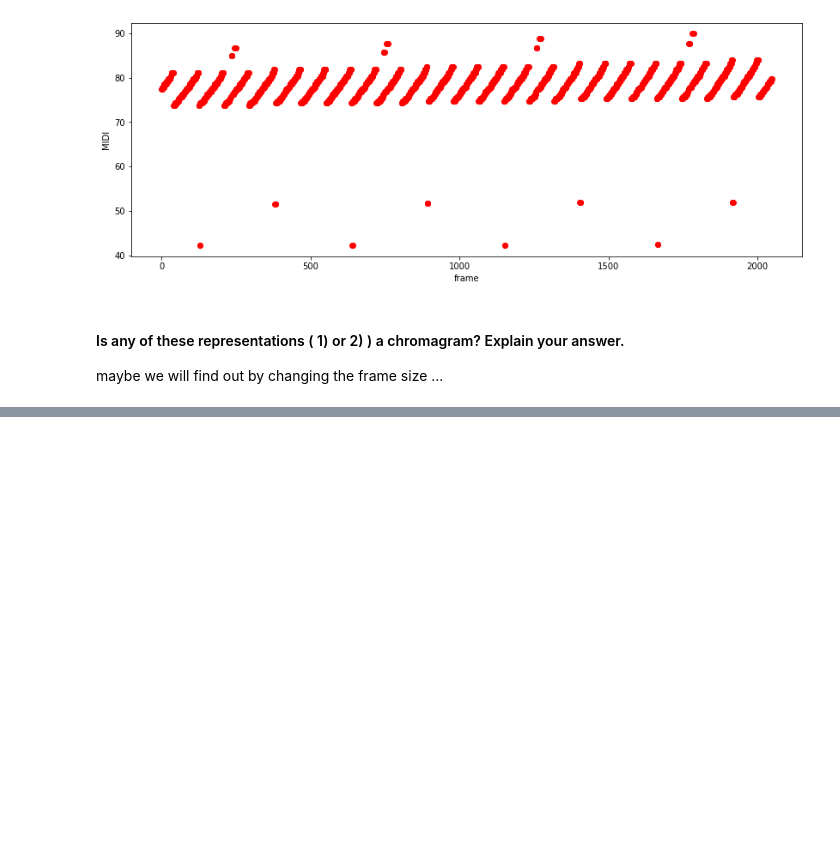
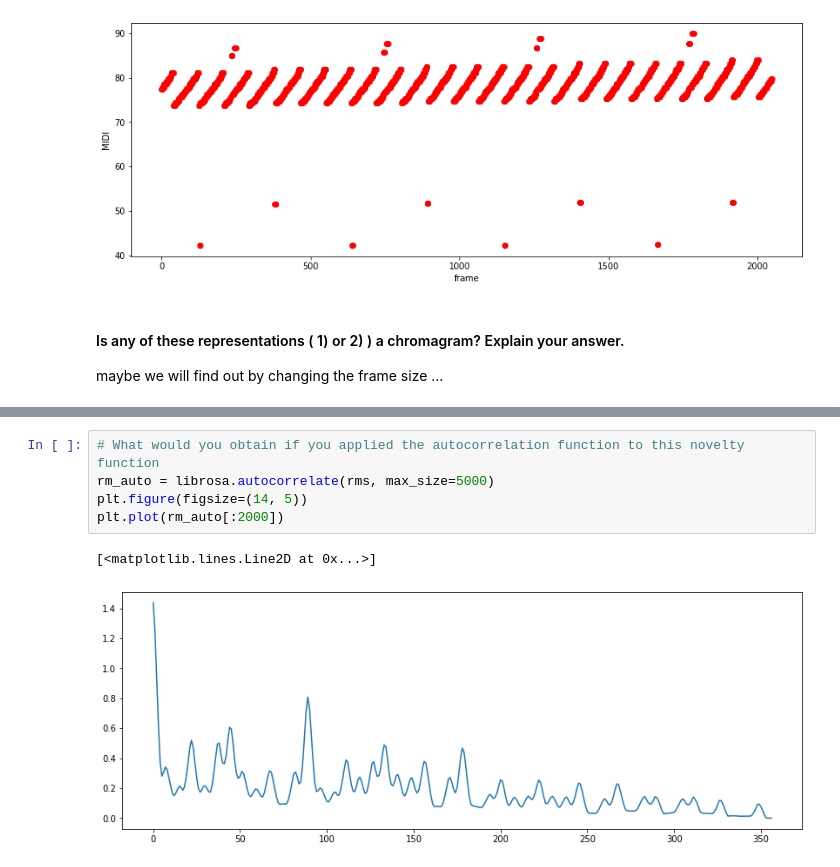
Before and after one commit to steliostss/multimedia_feup, a Jupyter notebook: Assignments/Assignment_A3/Assignment3_Intro/Assignment3_Intro/Assignment3_G10.ipynb, the cells around one changed output, grey strips where cells are left out. Drawn from its saved outputs; the diff is of its cells as text; blank space fills up the shorter version.

```diff
--- a/Assignments/Assignment_A3/Assignment3_Intro/Assignment3_Intro/Assignment3_G10.ipynb
+++ b/Assignments/Assignment_A3/Assignment3_Intro/Assignment3_Intro/Assignment3_G10.ipynb
@@ -197,0 +298,8 @@ maybe we will find out by changing the frame size ...
+# %%
+# What would you obtain if you applied the autocorrelation function to this novelty function
+rm_auto = librosa.autocorrelate(rms, max_size=5000)
+plt.figure(figsize=(14, 5))
+plt.plot(rm_auto[:2000])
+# %% [output]
+[<matplotlib.lines.Line2D at 0x...>]
+[figure, added]
```
Also changed, not shown: parts of 15 cells of this notebook.
